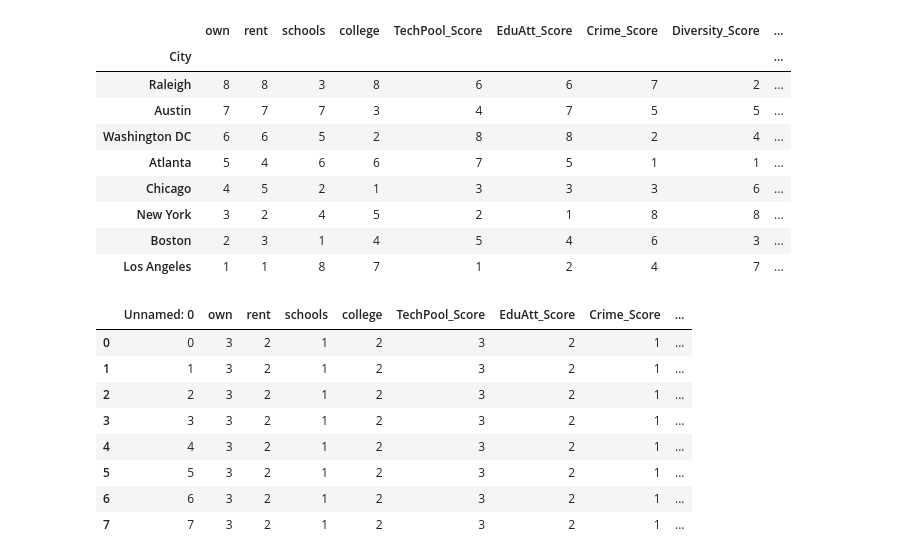
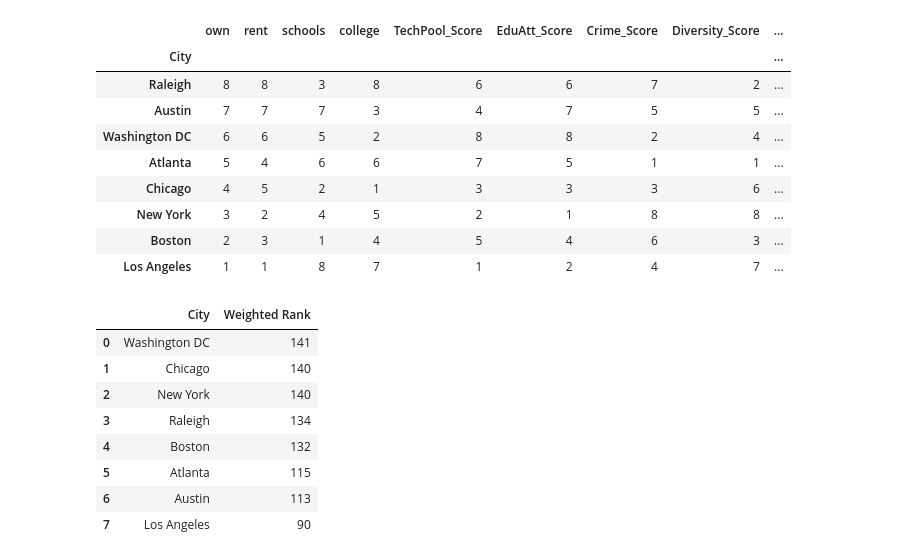
Before and after one commit to indranik/BC_Project1, a Jupyter notebook: Final Results/Combined_City_Ranking.ipynb, the cells around one changed output. Drawn from its saved outputs; the diff is of its cells as text; code cells hidden in the pictures.

```diff
--- a/Final Results/Combined_City_Ranking.ipynb
+++ b/Final Results/Combined_City_Ranking.ipynb
@@ -301,15 +306,3 @@ weighted_ranking
 | New York | 3 | 2 | 4 | 5 | 2 | 1 | 8 | 8 | ... |
 | Boston | 2 | 3 | 1 | 4 | 5 | 4 | 6 | 3 | ... |
 | Los Angeles | 1 | 1 | 8 | 7 | 1 | 2 | 4 | 7 | ... |
-# %%
-weights
-# %% [output]
-|  | Unnamed: 0 | own | rent | schools | college | TechPool_Score | EduAtt_Score | Crime_Score | ... |
-| 0 | 0 | 3 | 2 | 1 | 2 | 3 | 2 | 1 | ... |
-| 1 | 1 | 3 | 2 | 1 | 2 | 3 | 2 | 1 | ... |
-| 2 | 2 | 3 | 2 | 1 | 2 | 3 | 2 | 1 | ... |
-| 3 | 3 | 3 | 2 | 1 | 2 | 3 | 2 | 1 | ... |
-| 4 | 4 | 3 | 2 | 1 | 2 | 3 | 2 | 1 | ... |
-| 5 | 5 | 3 | 2 | 1 | 2 | 3 | 2 | 1 | ... |
-| 6 | 6 | 3 | 2 | 1 | 2 | 3 | 2 | 1 | ... |
-| 7 | 7 | 3 | 2 | 1 | 2 | 3 | 2 | 1 | ... |
@@ -315,0 +322,15 @@ weights
+# %%
+total = final_df.sort_values("Weighted Rank", ascending=False)
+total=total.reset_index()
+total=total.drop("index",axis=1)
+total
+# %% [output]
+|  | City | Weighted Rank |
+| 0 | Washington DC | 141 |
+| 1 | Chicago | 140 |
+| 2 | New York | 140 |
+| 3 | Raleigh | 134 |
+| 4 | Boston | 132 |
+| 5 | Atlanta | 115 |
+| 6 | Austin | 113 |
+| 7 | Los Angeles | 90 |
```
Also changed, not shown: parts of 6 cells of this notebook, 1 other file.
